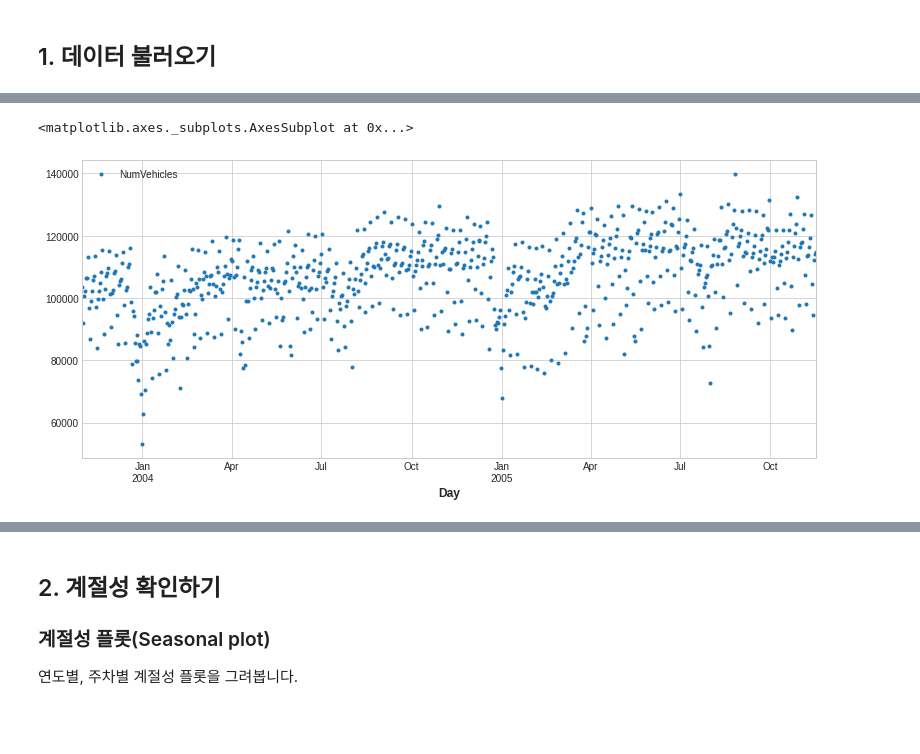
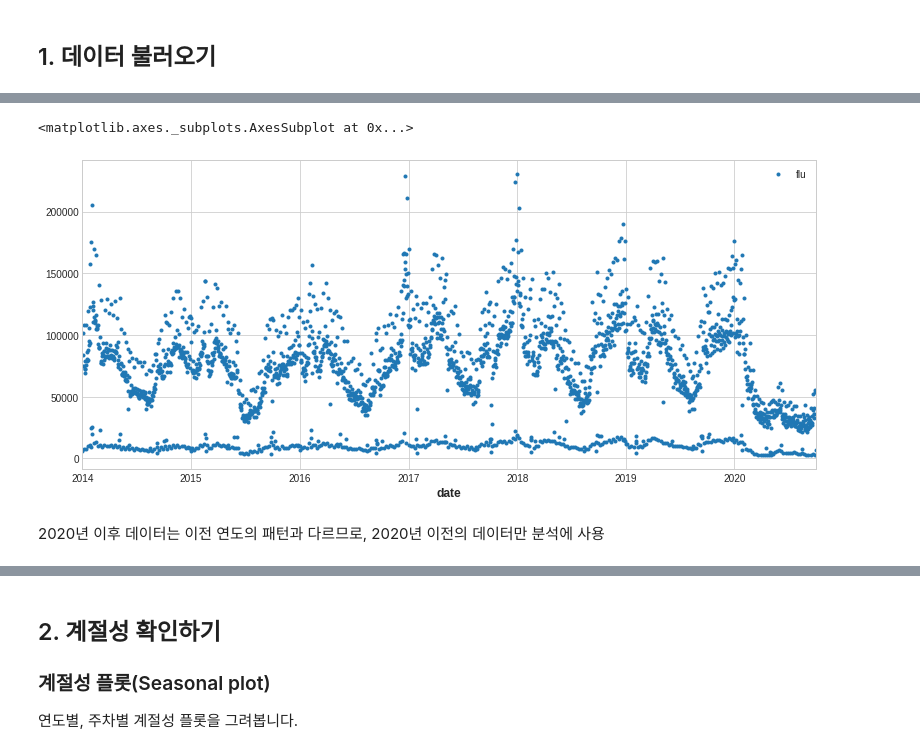
Before and after one commit to zzhining/public_data_analysis, a Jupyter notebook: w14_time_series_data_analysis(1).ipynb, the cells around one changed output, grey strips where cells are left out. Drawn from its saved outputs; the diff is of its cells as text; code cells hidden in the pictures; blank space fills up the shorter version.

```diff
--- a/w14_time_series_data_analysis(1).ipynb
+++ b/w14_time_series_data_analysis(1).ipynb
@@ -40,0 +62,9 @@ tunnel = tunnel.set_index("Day").to_period("D")
+# %%
+def getDate(data):
+    data = str(data)
+    year = data[0:4]
+    month = data[4:6]
+    day = data[6:8]
+    return year+'-'+month+'-'+day
+df['date'] = df['date'].apply(getDate).astype('datetime64')
+df.head()
@@ -40,0 +78,2 @@ tunnel = tunnel.set_index("Day").to_period("D")
+# %%
+df = df.set_index("date").to_period("D")
@@ -40,0 +82,4 @@ tunnel = tunnel.set_index("Day").to_period("D")
+# %%
+df11 = df.query("code in [11]")
+# %%
+df11.drop(['code'], axis=1, inplace=True)
@@ -41,6 +101,8 @@ tunnel = tunnel.set_index("Day").to_period("D")
 # %%
 util.init_plt()
-tunnel.plot(style=".")
+df11.plot(style=".")
 # %% [output]
 <matplotlib.axes._subplots.AxesSubplot at 0x...>
-[figure, old version]
+[figure, new version]
+# %% [markdown]
+2020년 이후 데이터는 이전 연도의 패턴과 다르므로, 2020년 이전의 데이터만 분석에 사용
```
Also changed, not shown: parts of 46 cells of this notebook.
